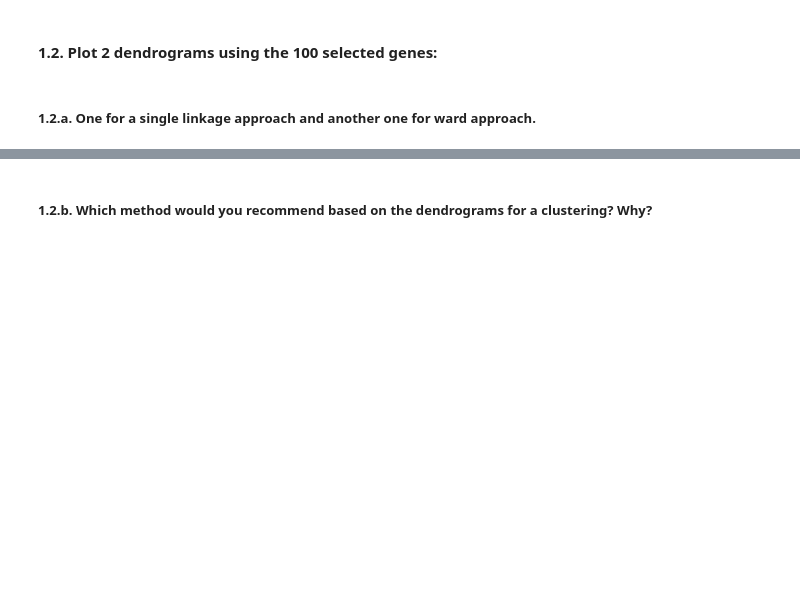
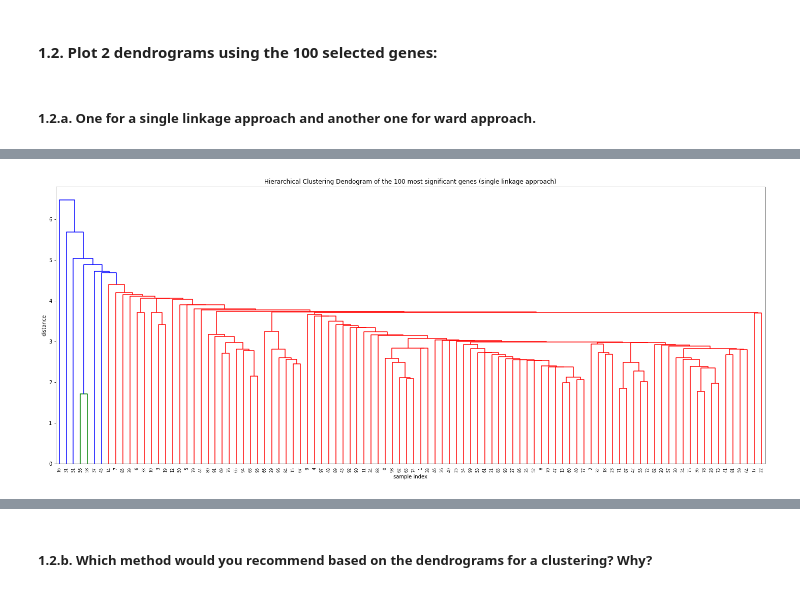
Before and after one commit to FabriceBeaumont/MA-INF_4216_Biomedical_DS_and_AI, a Jupyter notebook: Sheet4/Assignment4_Solutions.ipynb, the cells around one changed output, grey strips where cells are left out. Saved outputs shown, nothing was run; the diff lists cells and outputs as text; code cells hidden in the pictures; blank space fills up the shorter version.

```diff
--- a/Sheet4/Assignment4_Solutions.ipynb
+++ b/Sheet4/Assignment4_Solutions.ipynb
@@ -77,2 +163,5 @@ Sidenote to the foreign words:
 # %% [markdown]
 ##### 1.2.a. One for a single linkage approach and another one for ward approach.
+# %%
+most_signif_100_genes_db = leukemia_db.loc[most_signif_100_genes['gene_name']]
+most_signif_100_genes_db.head(4)
@@ -78,0 +175,42 @@ Sidenote to the foreign words:
+# %%
+### The 'linkage' function returns a matrix which rows denote an cluster merging-iteration
+### Every row stores the indixes of the merged clusters, their distance and the number of samples in the resulting cluster
+
+### Singel linkage approach
+dendogram_single = linkage(most_signif_100_genes_db, 'single')
+### Ward approach
+dendogram_ward = linkage(most_signif_100_genes_db, 'ward')
+# %%
+def plot_dendogram(data, name=None, x_label=None, y_label=None, truncate_nr=None):
+    plt.figure(figsize=(25, 10))
+    plt.title('Hierarchical Clustering Dendrogram')
+    plt.xlabel('sample index')
+    plt.ylabel('distance')
+    if name is not None:
+        plt.title(name)
+    if x_label is not None:
+        plt.xlabel(x_label)
+    if y_label is not None:
+        plt.ylabel(y_label)
+
+    dendrogram(
+        data,
+        leaf_rotation=90.,  # rotates the x axis labels
+        leaf_font_size=8.,  # font size for the x axis labels
+    )
+    if truncate_nr is not None:
+        dendrogram(
+            data,
+            truncate_mode='lastp',  # show only the last p merged clusters
+            p=truncate_nr,  # show only the last p merged clusters
+            show_leaf_counts=False,  # otherwise numbers in brackets are counts
+            leaf_rotation=90.,
+            leaf_font_size=12.,
+            show_contracted=True,  # to get a distribution impression in truncated branches
+        )
+
+    plt.show()
+# %%
+plot_dendogram(dendogram_single, "Hierarchical Clustering Dendogram of the 100 most significant genes (single linkage approach)")
+# %% [output]
+[figure, added]
```
Also changed, not shown: parts of 20 cells of this notebook.
